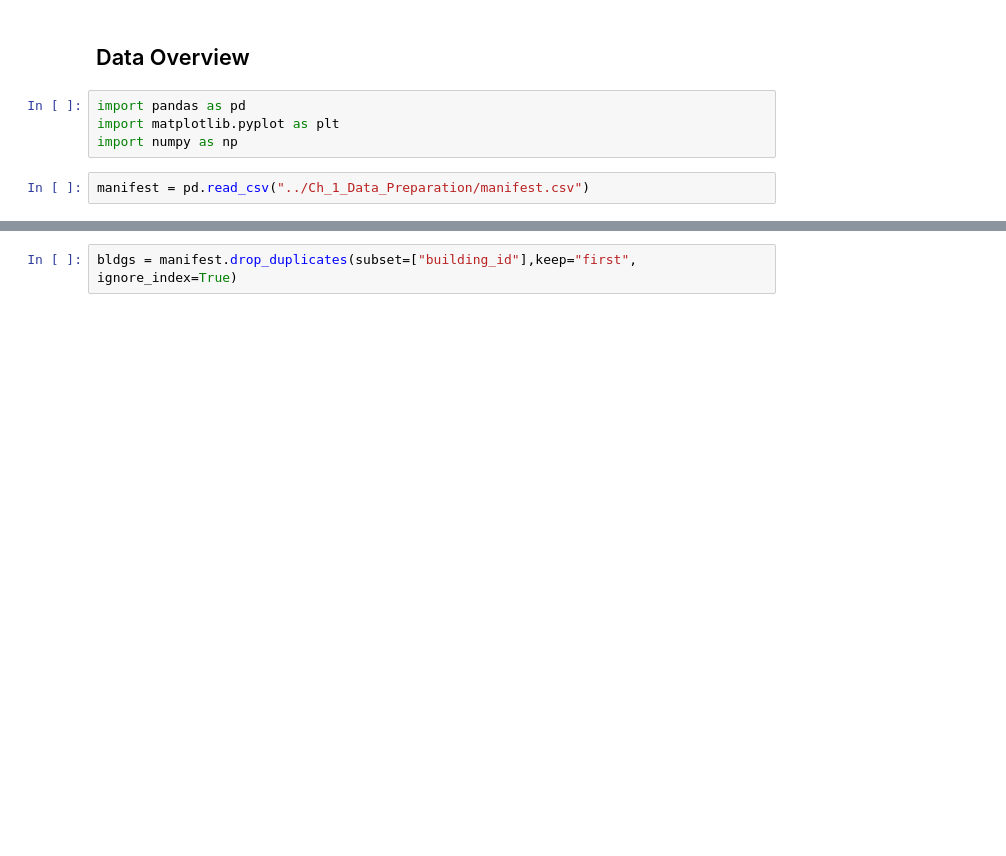
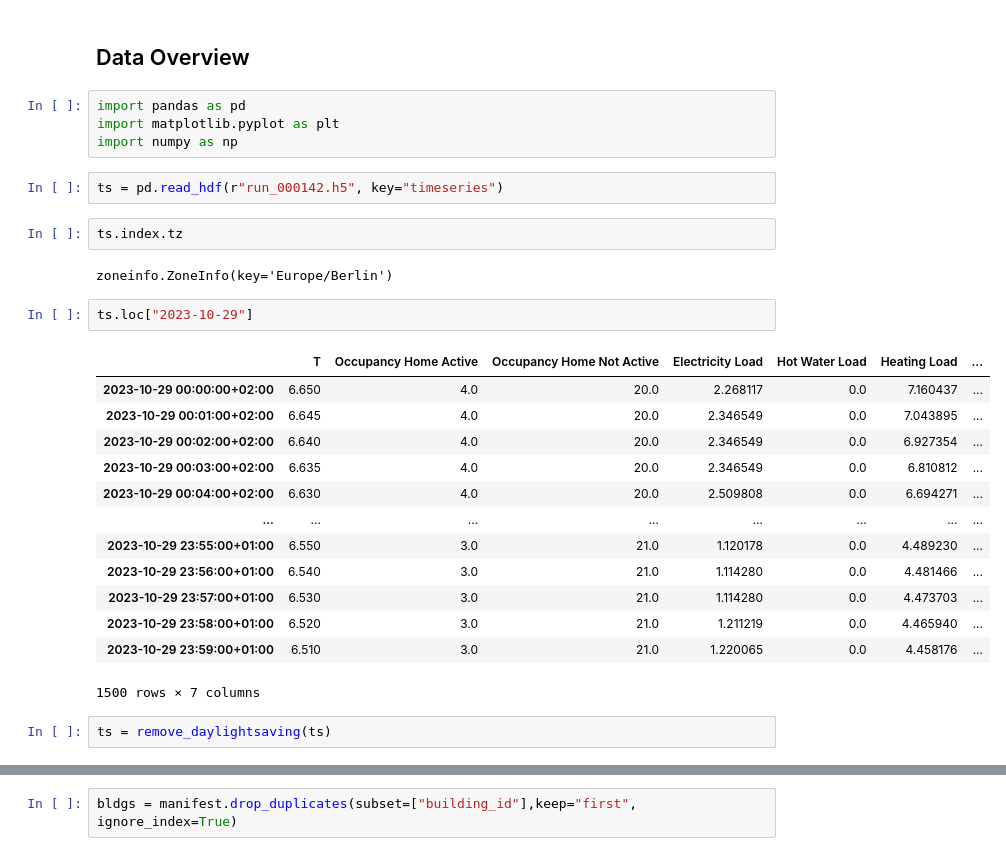
Before and after one commit to NV717/Master_Thesis_EWI_2026, a Jupyter notebook: Ch_2_Deskriptive_Analysis/DescAnalysis.ipynb, the cells around one changed output, grey strips where cells are left out. Cells and saved outputs as stored; diff of their text form; blank space fills up the shorter version.

```diff
--- a/Ch_2_Deskriptive_Analysis/DescAnalysis.ipynb
+++ b/Ch_2_Deskriptive_Analysis/DescAnalysis.ipynb
@@ -7,5 +7,27 @@
 import pandas as pd
 import matplotlib.pyplot as plt
 import numpy as np
-# %%
-manifest = pd.read_csv("../Ch_1_Data_Preparation/manifest.csv")
+# %%
+ts = pd.read_hdf(r"run_000142.h5", key="timeseries")
+# %%
+ts.index.tz
+# %% [output]
+zoneinfo.ZoneInfo(key='Europe/Berlin')
+# %%
+ts.loc["2023-10-29"]
+# %% [output]
+|  | T | Occupancy Home Active | Occupancy Home Not Active | Electricity Load | Hot Water Load | Heating Load | ... |
+| 2023-10-29 00:00:00+02:00 | 6.650 | 4.0 | 20.0 | 2.268117 | 0.0 | 7.160437 | ... |
+| 2023-10-29 00:01:00+02:00 | 6.645 | 4.0 | 20.0 | 2.346549 | 0.0 | 7.043895 | ... |
+| 2023-10-29 00:02:00+02:00 | 6.640 | 4.0 | 20.0 | 2.346549 | 0.0 | 6.927354 | ... |
+| 2023-10-29 00:03:00+02:00 | 6.635 | 4.0 | 20.0 | 2.346549 | 0.0 | 6.810812 | ... |
+| 2023-10-29 00:04:00+02:00 | 6.630 | 4.0 | 20.0 | 2.509808 | 0.0 | 6.694271 | ... |
+| ... | ... | ... | ... | ... | ... | ... | ... |
+| 2023-10-29 23:55:00+01:00 | 6.550 | 3.0 | 21.0 | 1.120178 | 0.0 | 4.489230 | ... |
+| 2023-10-29 23:56:00+01:00 | 6.540 | 3.0 | 21.0 | 1.114280 | 0.0 | 4.481466 | ... |
+| 2023-10-29 23:57:00+01:00 | 6.530 | 3.0 | 21.0 | 1.114280 | 0.0 | 4.473703 | ... |
+| 2023-10-29 23:58:00+01:00 | 6.520 | 3.0 | 21.0 | 1.211219 | 0.0 | 4.465940 | ... |
+| 2023-10-29 23:59:00+01:00 | 6.510 | 3.0 | 21.0 | 1.220065 | 0.0 | 4.458176 | ... |
+1500 rows × 7 columns
+# %%
+ts = remove_daylightsaving(ts)
```
Also changed, not shown: parts of 3 cells of this notebook, 3 other files.
